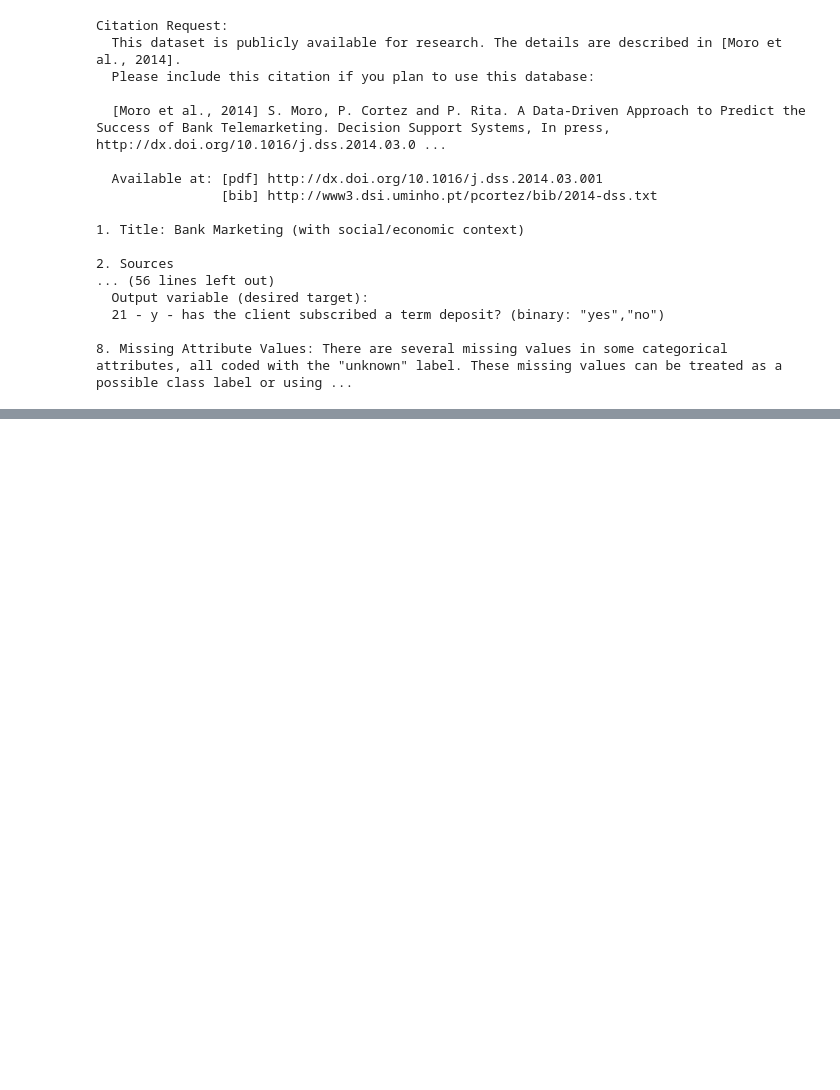
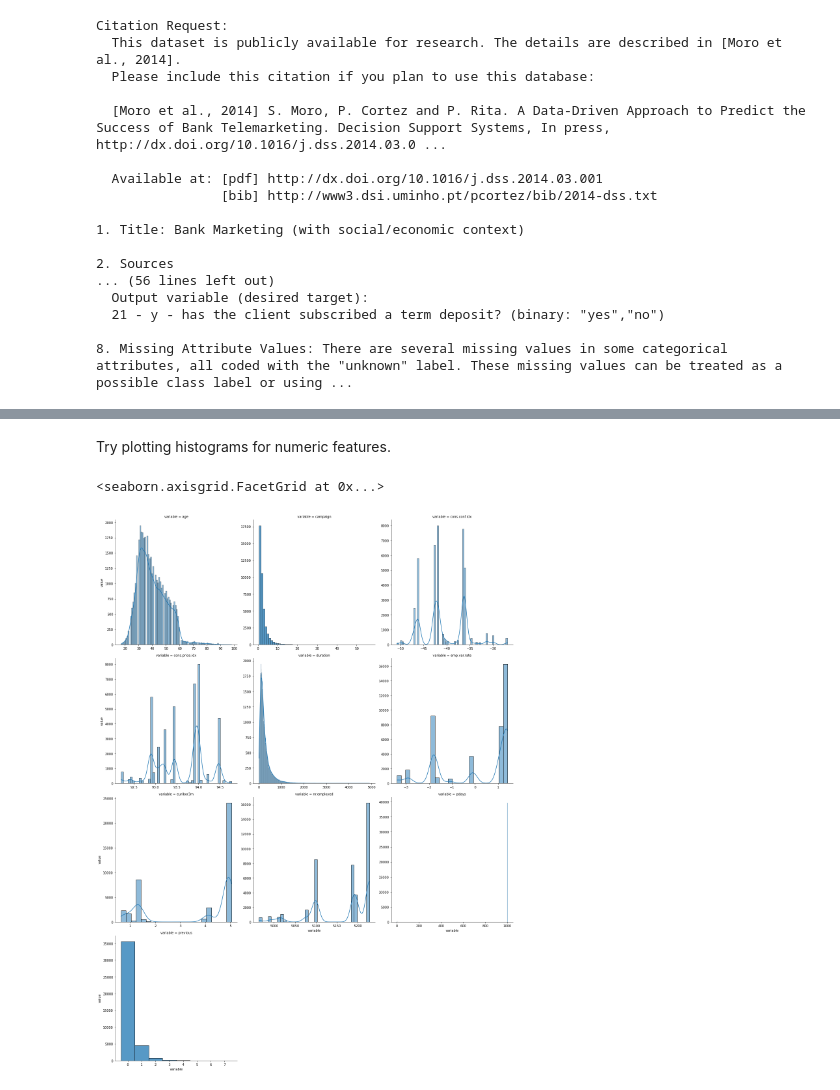
Before and after one commit to sivikt/dstrials, a Jupyter notebook: DSMP#1/2_eda/homework.ipynb, the cells around one changed output, grey strips where cells are left out. Saved outputs shown, nothing was run; the diff lists cells and outputs as text; code cells hidden in the pictures; blank space fills up the shorter version.

```diff
--- a/DSMP#1/2_eda/homework.ipynb
+++ b/DSMP#1/2_eda/homework.ipynb
@@ -120,22 +155,22 @@ No NaNs
 # %%
-numeric_features  = sorted(['age', 'duration', 'pdays', 'campaign', 'pdays', 'previous', 'emp.var.rate', 'cons.price.idx', 'cons.conf.idx', 'euribor3m', 'nr.employed'])
+numeric_features  = sorted(['age', 'duration', 'campaign', 'pdays', 'previous', 'emp.var.rate', 'cons.price.idx', 'cons.conf.idx', 'euribor3m', 'nr.employed'])
 nominal_features  = sorted(['job', 'marital', 'contact', 'poutcome'])
 ordinals_features = sorted(['education', 'month', 'day_of_week'])
 boolean_features  = sorted(['default', 'housing', 'loan', 'y'])
 target_feature    = ['y']
 not_to_consider   = ['duration']  # we do not know it before a call
+
+data['observation_id'] = data.index
+
+categorical_long_data = pd.melt(data, id_vars=['observation_id'], value_vars=(nominal_features+ordinals_features+boolean_features))
+categorical_long_perc_data = (
+    categorical_long_data
+    .groupby(['variable'])['value']
+    .value_counts(normalize=True)
+    .reset_index(name='percentage')
+)
+categorical_long_perc_data['percentage'] = (categorical_long_perc_data['percentage']*100).round(2)
+
+categorical_long_data = categorical_long_data.merge(categorical_long_perc_data, on=['variable', 'value'], how='inner')
+
+numeric_long_data = pd.melt(data, id_vars=['observation_id'], value_vars=numeric_features)
-# %%
-data['observation_id'] = data.index
-
-categorical_long_data = pd.melt(data, id_vars=['observation_id'], value_vars=(nominal_features+ordinals_features+boolean_features))
-categorical_long_perc_data = (
-    categorical_long_data
-    .groupby(['variable'])['value']
-    .value_counts(normalize=True)
-    .reset_index(name='percentage')
-)
-categorical_long_perc_data['percentage'] = (categorical_long_perc_data['percentage']*100).round(2)
-
-categorical_long_data = categorical_long_data.merge(categorical_long_perc_data, on=['variable', 'value'], how='inner')
-
-numeric_long_data = pd.melt(data, id_vars=['observation_id'], value_vars=nominal_features)
@@ -141,0 +187,17 @@ numeric_long_data = pd.melt(data, id_vars=['observation_id'], value_vars=nominal
+# %% [markdown]
+Try plotting histograms for numeric features.
+# %%
+distplot_facet_grid(
+    data=numeric_long_data,
+    plots_for='variable',
+    values_col='value',
+    feature_plot_kws={
+        'campaign': dict(discrete=True),
+        'pdays': dict(discrete=True),
+        'previous': dict(discrete=True)
+    },
+    facet_kws=dict(height=6, col_wrap=3, sharex=False, sharey=False)
+)
+# %% [output]
+<seaborn.axisgrid.FacetGrid at 0x...>
+[figure, added]
```
Also changed, not shown: parts of 27 cells of this notebook, 1 other file.
